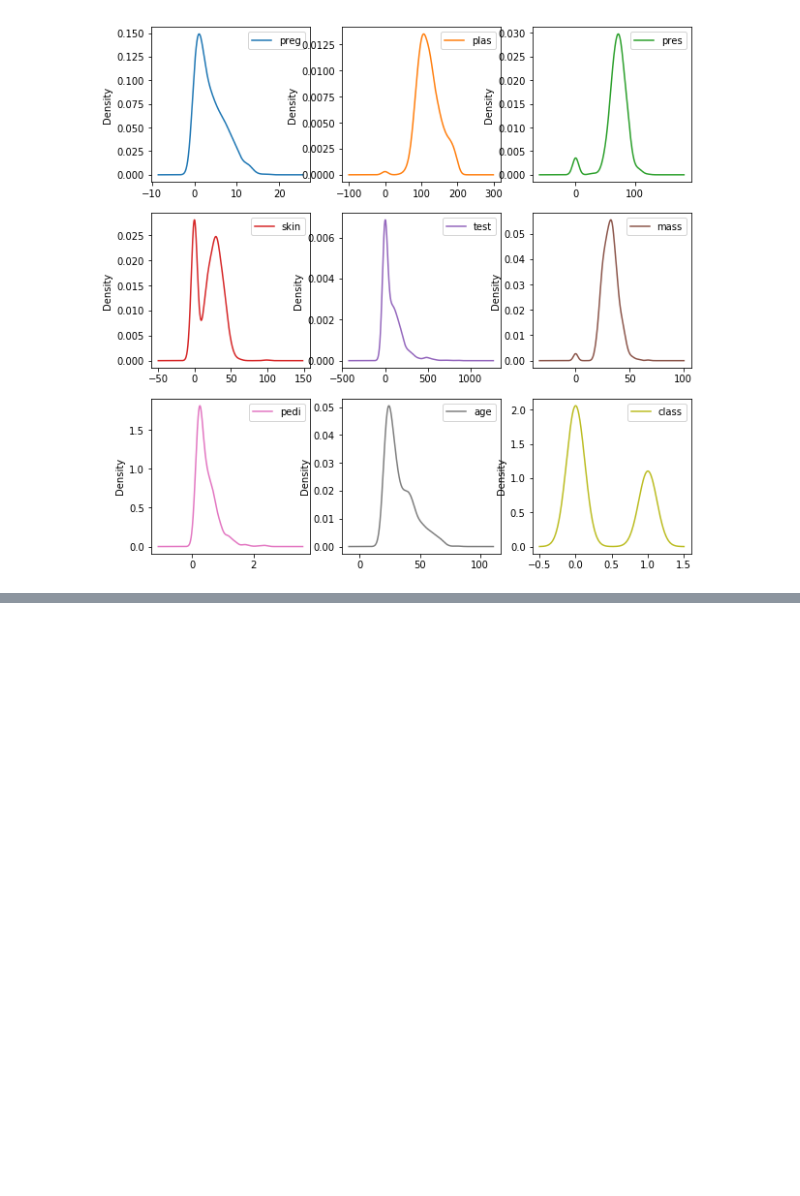
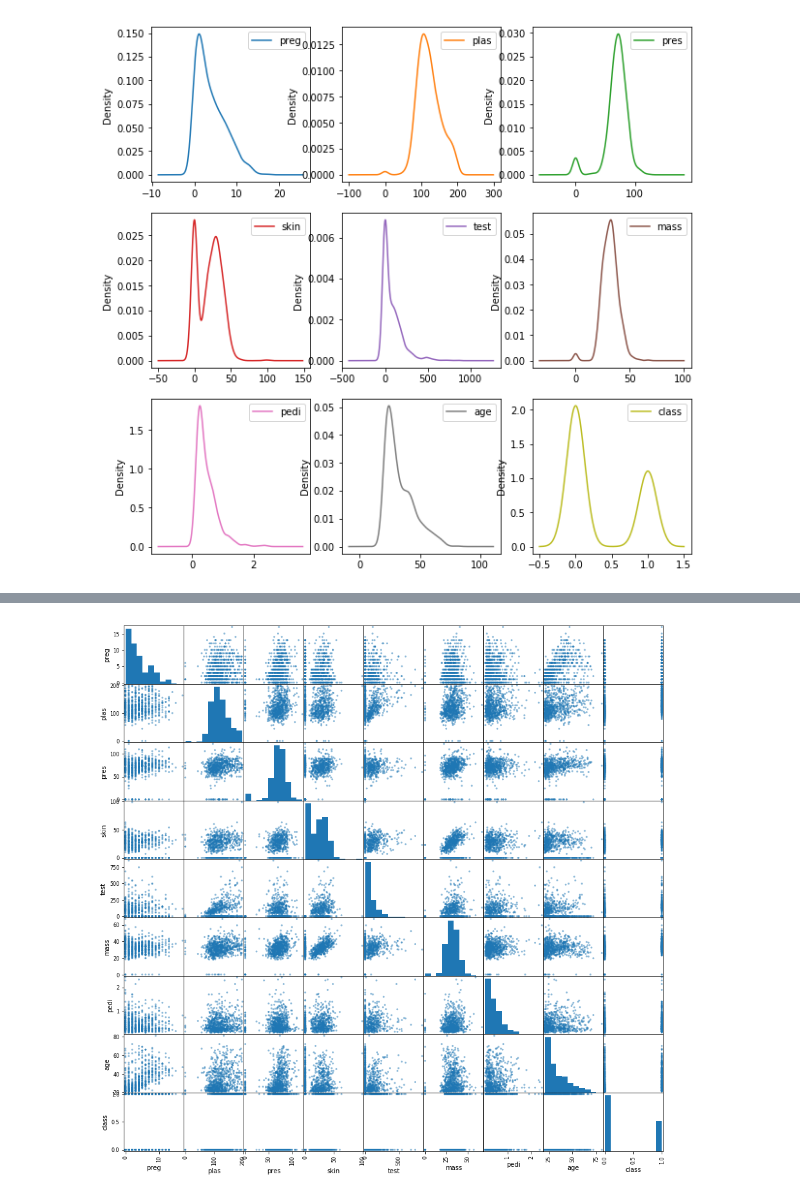
Before and after one commit to aasuncion/Python-ML-Basics, a Jupyter notebook: Ch06_Understanding_Data_Plots.ipynb, the cells around one changed output, grey strips where cells are left out. Drawn from its saved outputs; the diff is of its cells as text; code cells hidden in the pictures; blank space fills up the shorter version.

```diff
--- a/Ch06_Understanding_Data_Plots.ipynb
+++ b/Ch06_Understanding_Data_Plots.ipynb
@@ -41,0 +48,6 @@ pyplot.show()
+# %%
+from pandas.plotting import scatter_matrix
+scatter_matrix(data, figsize=(15, 15))
+plt.show()
+# %% [output]
+[figure, added]
```
Also changed, not shown: parts of 2 cells of this notebook.
